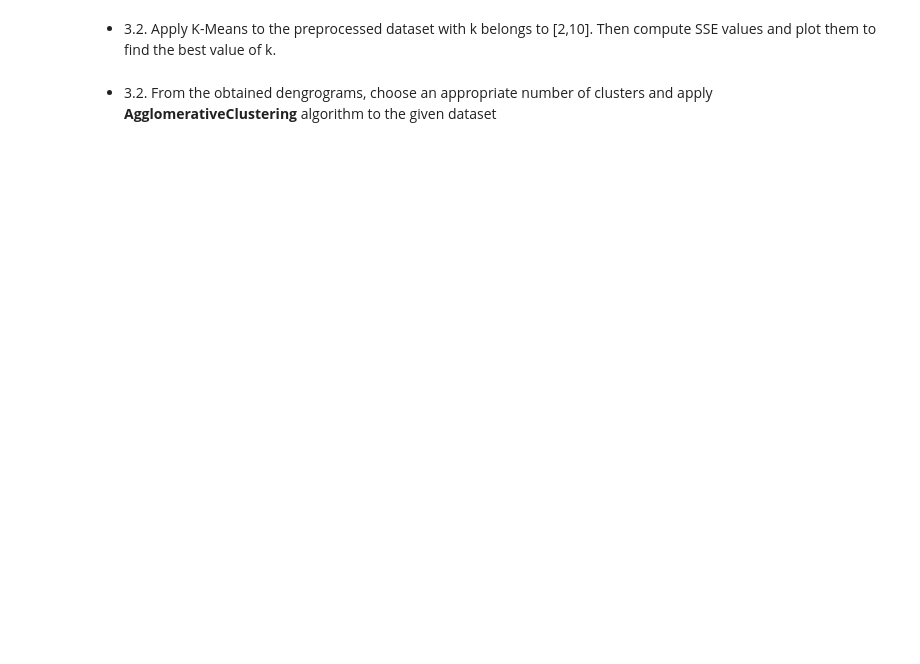
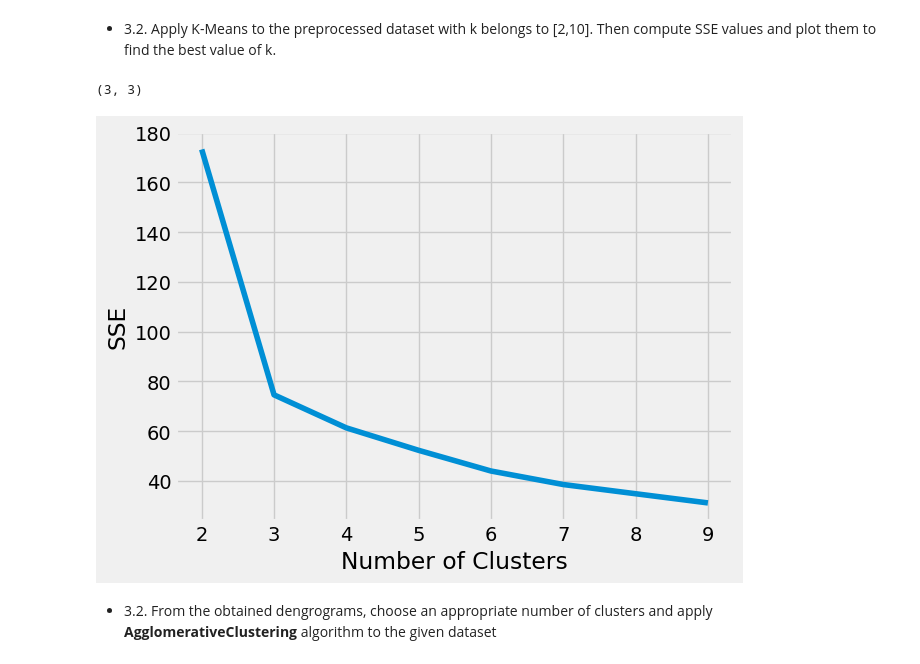
Before and after one commit to NguyenNgocBaoNgan/ML_20130331_NguyenNgocBaoNgan, a Jupyter notebook: Lab_7_20130331_NguyenNgocBaoNgan.ipynb, the cells around one changed output. Drawn from its saved outputs; the diff is of its cells as text; code cells hidden in the pictures; blank space fills up the shorter version.

```diff
--- a/Lab_7_20130331_NguyenNgocBaoNgan.ipynb
+++ b/Lab_7_20130331_NguyenNgocBaoNgan.ipynb
@@ -175,2 +200,48 @@ For given dataset (shopping-data.csv) including 5 attributes: **CustomerID**, **
+# %%
+#code
+kmeans_1 = KMeans(n_clusters = 3, random_state = 0)
+kmeans_1.fit(ds)
+clusters = kmeans.predict(ds)
+kmeans_1.cluster_centers_.shape
+# %% [output]
+(3, 3)
+# %%
+features, true_labels = make_blobs(
+    n_samples=200,
+    centers=3,
+    cluster_std=2.75,
+    random_state=42
+)
+# %%
+sse = []
+scaler = StandardScaler()
+scaled_features = scaler.fit_transform(features)
+scaled_features[:5]
+# for k in range(2, 10):
+#   kmeans_1 = KMeans(n_clusters=k, random_state = 0)
+#   kmeans_1.fit(scaled_features)
+#   sse.append(kmeans_1.inertia_)
+kmeans_kwargs = {
+    "init": "random",
+    "n_init": 10,
+    "max_iter": 300,
+    "random_state": 42,
+}
+
+# A list holds the SSE values for each k
+sse = []
+for k in range(2, 10):
+    kmeans = KMeans(n_clusters=k, **kmeans_kwargs)
+    kmeans.fit(scaled_features)
+    sse.append(kmeans.inertia_)
+# %%
+ plt.style.use("fivethirtyeight")
+ plt.plot(range(2, 10), sse)
+ plt.xticks(range(2, 10))
+ plt.xlabel("Number of Clusters")
+ plt.ylabel("SSE")
+ plt.show()
+# %% [output]
+[figure, added]
 # %% [markdown]
 *   3.2. From the obtained dengrograms, choose an appropriate number of clusters and apply **AgglomerativeClustering** algorithm to the given dataset
```
Also changed, not shown: parts of 8 cells of this notebook.
